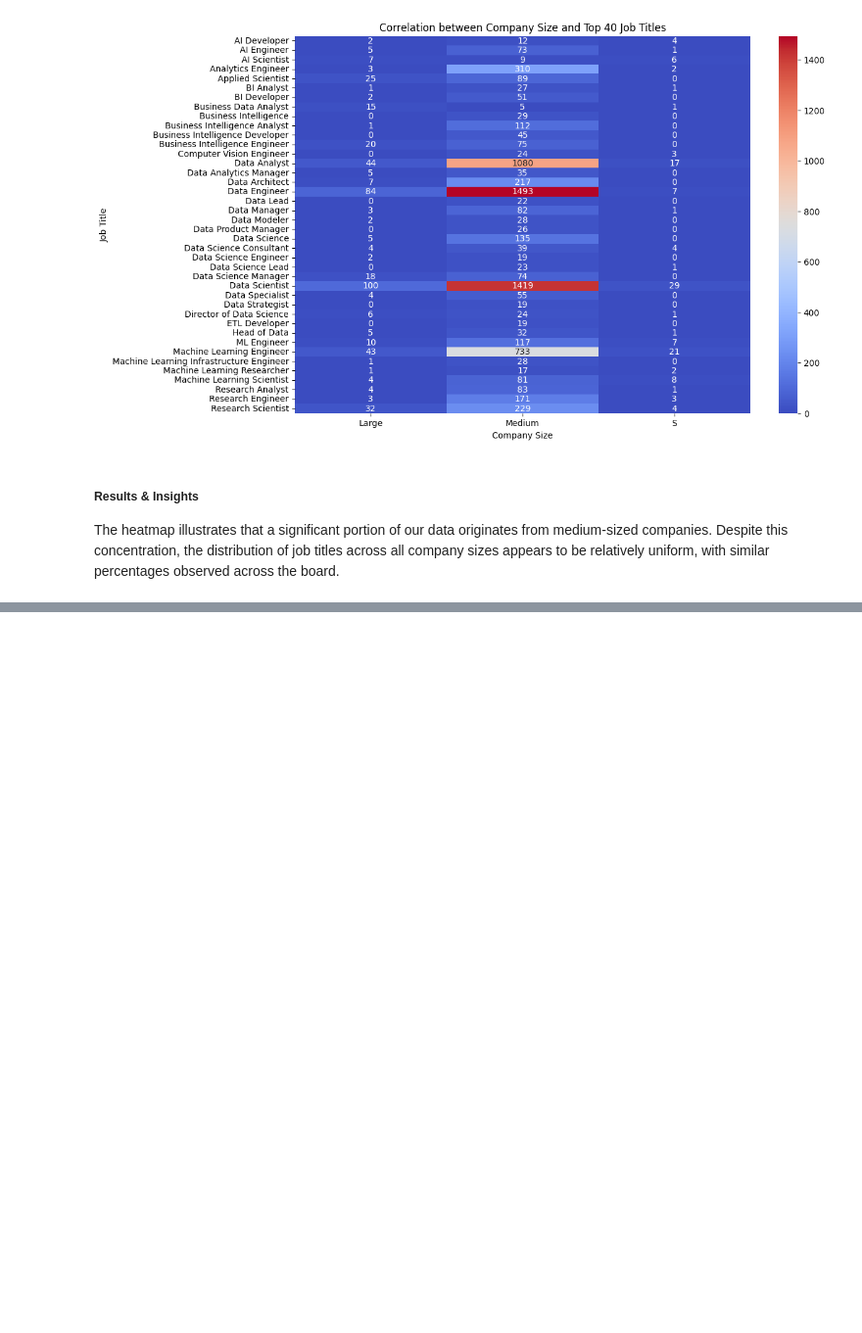
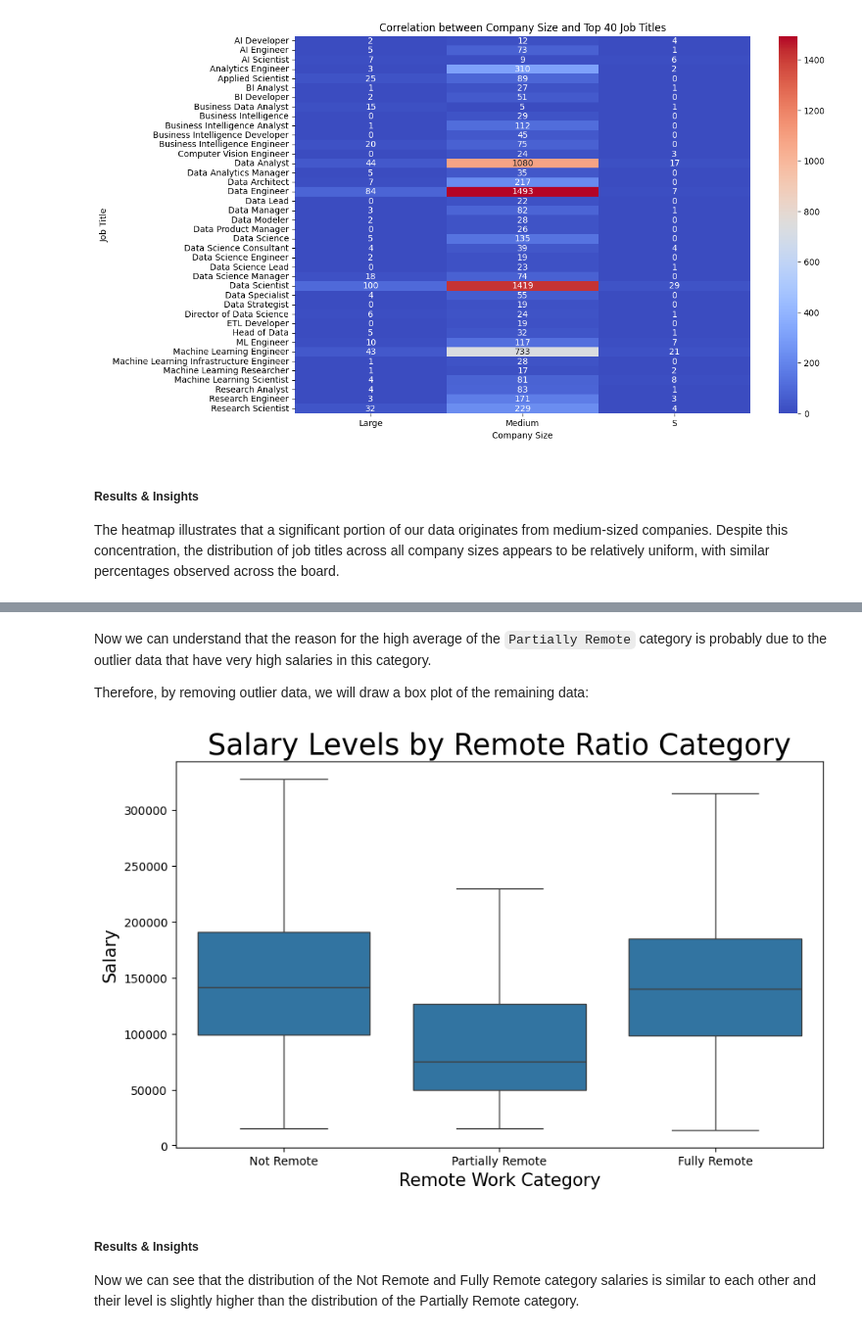
Before and after one commit to avamirm/EDA-techniques, a Jupyter notebook: Task2/task2.ipynb, the cells around one changed output, grey strips where cells are left out. Shown at 98% size. Drawn from its saved outputs; the diff is of its cells as text; code cells hidden in the pictures; blank space fills up the shorter version.

```diff
--- a/Task2/task2.ipynb
+++ b/Task2/task2.ipynb
@@ -644,0 +685,28 @@ The heatmap illustrates that a significant portion of our data originates from m
+# %% [markdown]
+Now we can understand that the reason for the high average of the `Partially Remote` category is probably due to the outlier data that have very high salaries in this category.
+
+Therefore, by removing outlier data, we will draw a box plot of the remaining data:
+# %%
+# Categorize 'Remote_Ratio' into groups
+bins = [0, 33, 66, 100]
+labels = ['Not Remote', 'Partially Remote', 'Fully Remote']
+salaries_df['Remote_Category'] = pd.cut(salaries_df['Remote_Ratio'], bins=bins, labels=labels, include_lowest=True)
+
+# Create box plots
+plt.figure(figsize=(10, 6))
+sns.boxplot(x='Remote_Category', y='Salary', data=salaries_df, showfliers=False)
+plt.title('Salary Levels by Remote Ratio Category', fontsize=25)
+plt.xlabel('Remote Work Category', fontsize=15)
+plt.ylabel('Salary', fontsize=15)
+plt.show()
+# %% [output]
+[figure, added]
+# %% [markdown]
+<style>
+    h5 {
+        color: #ff9966;
+    }
+</style>
+
+##### **Results & Insights**
+Now we can see that the distribution of the Not Remote and Fully Remote category salaries is similar to each other and their level is slightly higher than the distribution of the Partially Remote category.
```
Also changed, not shown: parts of 6 cells of this notebook.
